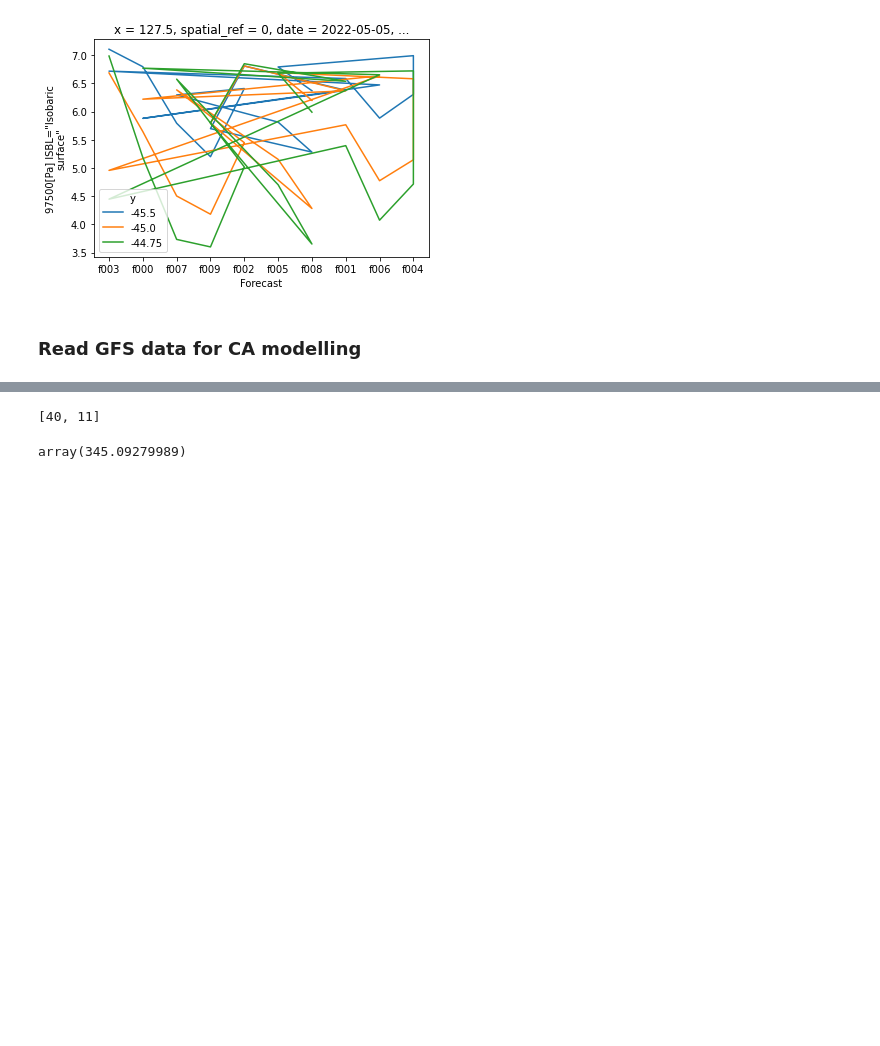
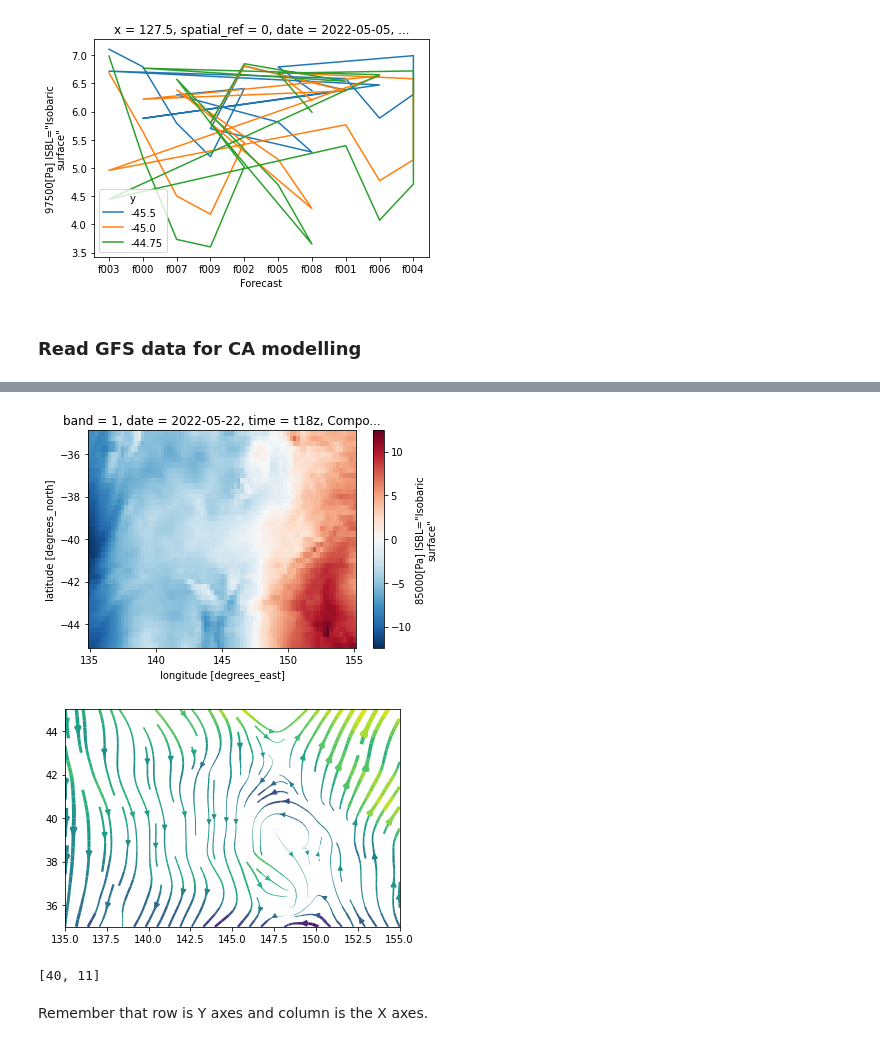
Before and after one commit to cesaraustralia/WindDispersalForecastTool, a Jupyter notebook: Scripts/GFS_data_visualise.ipynb, the cells around one changed output, grey strips where cells are left out. Drawn from its saved outputs; the diff is of its cells as text; code cells hidden in the pictures; blank space fills up the shorter version.

```diff
--- a/Scripts/GFS_data_visualise.ipynb
+++ b/Scripts/GFS_data_visualise.ipynb
@@ -289,2 +282,28 @@ newr.plot()
+# %%
+rast = r.rio.clip_box(135, -45, 155, -35)
+# plt.subplot(121)
+# rast[rast.Component == "ugrd"].plot()
+# plt.subplot(122)
+rast[rast.Component == "vgrd"].plot()
+
+# rast[rast.Component == "ugrd"].rio.to_raster("/mnt/c/Users/61423/Desktop/u.tif")
+# rast[rast.Component == "vgrd"].rio.to_raster("/mnt/c/Users/61423/Desktop/v.tif")
+
+u = rast[rast.Component == "ugrd"].values[0]
+v = rast[rast.Component == "vgrd"].values[0]
+speed = np.sqrt(u*u + v*v)
+
+x = rast.coords['x'].values
+y = (rast.coords['y'] * -1).values
+
+plt.figure()
+# plt.subplot(121)
+# plt.streamplot(x, y, u, v, density=1, color='b')
+# plt.subplot(122)
+plt.streamplot(x, y, u, v, density=(1,1), color=u, linewidth=5*speed/speed.max())
+plt.show()
+# %% [output]
+[figure, added]
+[figure, added]
 # %%
 ## the j direction are reversed! array indexing?!
@@ -312,9 +339,5 @@ direction(rdd.isel(band=0, x=40, y=10), rss.isel(band=0, x=40, y=10), 40, 10)
 # %% [output]
 [40, 11]
-# %%
-rdd.isel(band=0, x=40, y=10).values
-# %% [output]
-array(345.09279989)
 # %%
 def wind(raster, forecast_id=0):
     fc = np.unique(raster.Forecast)
@@ -325,4 +348,6 @@ def wind(raster, forecast_id=0):
     # rd = np.mod(180 + (180 / np.pi) * np.rad2deg(np.arctan2(r[r.Component == "ugrd"], r[r.Component == "vgrd"])), 360)
     rd = np.mod(180 + np.rad2deg(np.arctan2(r[r.Component == "ugrd"], r[r.Component == "vgrd"])), 360)
     return [rs, rd]
+# %% [markdown]
+Remember that row is Y axes and column is the X axes.
 # %%
```
Also changed, not shown: parts of 21 cells of this notebook, 4 other files.
